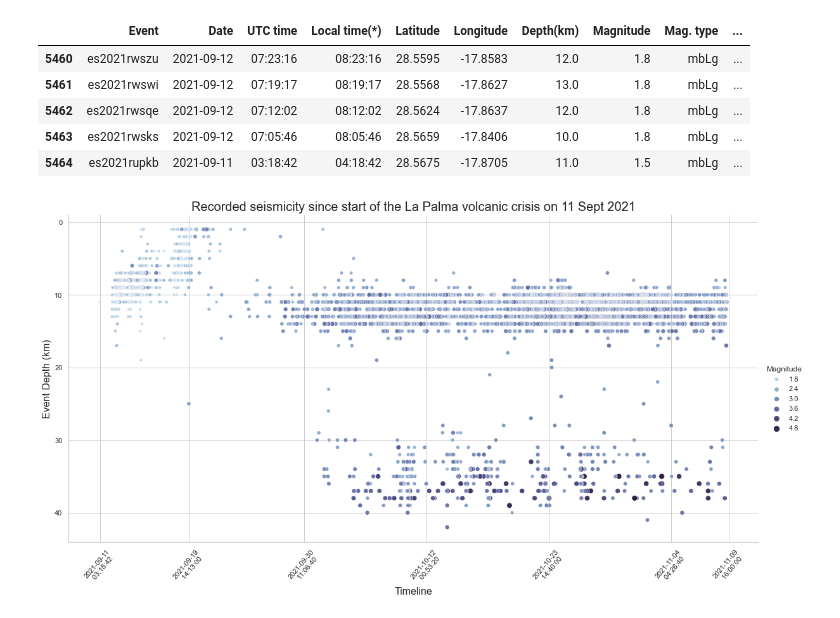
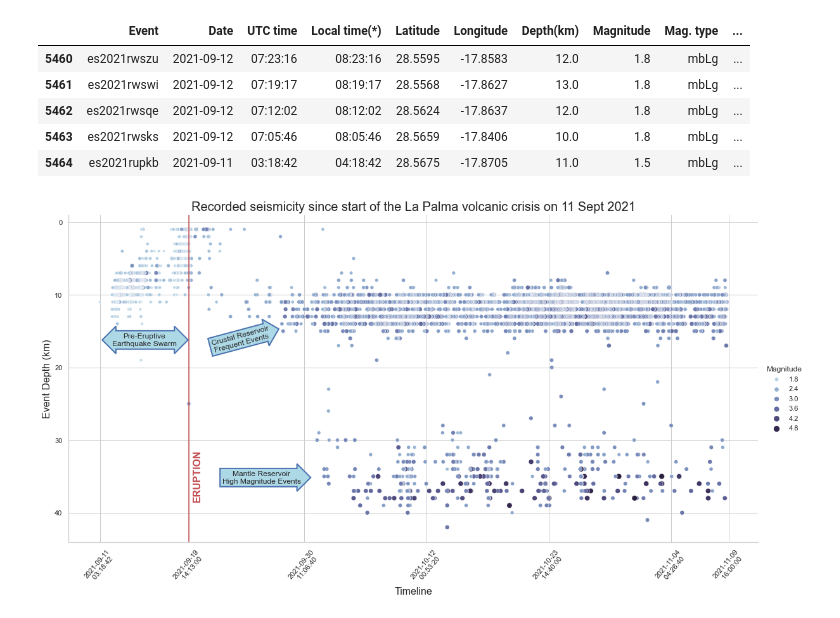
Before and after one commit to stevejpurves/ign-earthquake-data, a Jupyter notebook: notebooks/visualizaton.ipynb, the cells around one changed output. Cells and saved outputs as stored; diff of their text form; code cells hidden in the pictures.

```diff
--- a/notebooks/visualizaton.ipynb
+++ b/notebooks/visualizaton.ipynb
@@ -31,8 +31,8 @@ df.describe()
 | 75% | 28.571200 | -17.830600 | 13.000000 | 3.000000 | NaN |
 | max | 28.697000 | -17.757000 | 42.000000 | 5.000000 | NaN |
 # %%
-df['Depth'] = 'Mantle (>20km)'
-df.loc[df['Depth(km)'] >= 20, 'Depth'] = 'Crustal (<20km)'
+df['Depth'] = 'Crustal (<20km)'
+df.loc[df['Depth(km)'] >= 20, 'Depth'] = 'Mantle (>20km)'
 # %%
 cmap = sns.cubehelix_palette(rot=-.2, as_cmap=True)
 
@@ -69,36 +69,36 @@ df.tail()
 # %%
 def get_numeric_datetime(dt: str):
     return pd.to_numeric(pd.to_datetime([dt]))[0]
 
 sns.relplot(
     data=df,
     x="timestamp", y="Depth(km)",
     hue="Magnitude", size="Magnitude",
     kind="scatter",palette=sns.color_palette("ch:s=.25,rot=-.25", as_cmap=True),
     height=8, aspect=2
 )
 plt.gca().invert_yaxis()
 xticks = plt.gca().get_xticks()
 new_xticks = [get_numeric_datetime('2021-09-11 03:18:42'),
     get_numeric_datetime('2021-09-19 14:13:00')]
 new_xticks = np.append(new_xticks, xticks[2:-1])
 new_xticks = np.append(new_xticks, [get_numeric_datetime('2021-11-9 16:00:00')])
 
 plt.gca().set_xticks(new_xticks)
 xtick_labels = [pd.to_datetime(tm).strftime('%Y-%m-%d\n %H:%M:%S') for tm in new_xticks]
 plt.gca().set_xticklabels(xtick_labels, rotation=50)
 
 
 
 plt.title('Recorded seismicity since start of the La Palma volcanic crisis on 11 Sept 2021', fontdict=dict(fontsize=20))
 plt.xlabel('Timeline', fontsize=16)
 plt.ylabel('Event Depth (km)', fontsize=16);
 
 
-# plt.axvline(x=new_xticks[1], ymin=0, color='r')
-# plt.annotate('ERUPTION', (0.18, 0.13), rotation=90, xycoords='axes fraction', fontweight='bold', fontsize=16, color='r')
-# plt.annotate("Pre-Eruptive\nEarthquake Swarm", (0.11, 0.6), xycoords='axes fraction', horizontalalignment="center", bbox=dict(boxstyle="darrow,pad=0.3", fc="lightblue", ec="b", lw=2))
-# plt.annotate("Crustal Reservoir\nFrequent Events", (0.25, 0.58), rotation=15,xycoords='axes fraction', horizontalalignment="center", bbox=dict(boxstyle="rarrow,pad=0.3", fc="lightblue", ec="b", lw=2))
-# plt.annotate("Mantle Reservoir\nHigh Magnitude Events", (0.28, 0.18), xycoords='axes fraction', horizontalalignment="center", bbox=dict(boxstyle="rarrow,pad=0.3", fc="lightblue", ec="b", lw=2));
+plt.axvline(x=new_xticks[1], ymin=0, color='r')
+plt.annotate('ERUPTION', (0.18, 0.13), rotation=90, xycoords='axes fraction', fontweight='bold', fontsize=16, color='r')
+plt.annotate("Pre-Eruptive\nEarthquake Swarm", (0.11, 0.6), xycoords='axes fraction', horizontalalignment="center", bbox=dict(boxstyle="darrow,pad=0.3", fc="lightblue", ec="b", lw=2))
+plt.annotate("Crustal Reservoir\nFrequent Events", (0.25, 0.58), rotation=15,xycoords='axes fraction', horizontalalignment="center", bbox=dict(boxstyle="rarrow,pad=0.3", fc="lightblue", ec="b", lw=2))
+plt.annotate("Mantle Reservoir\nHigh Magnitude Events", (0.28, 0.18), xycoords='axes fraction', horizontalalignment="center", bbox=dict(boxstyle="rarrow,pad=0.3", fc="lightblue", ec="b", lw=2));
 # %% [output]
-[figure, old version]
+[figure, new version]
```
Also changed, not shown: 2 other files.
